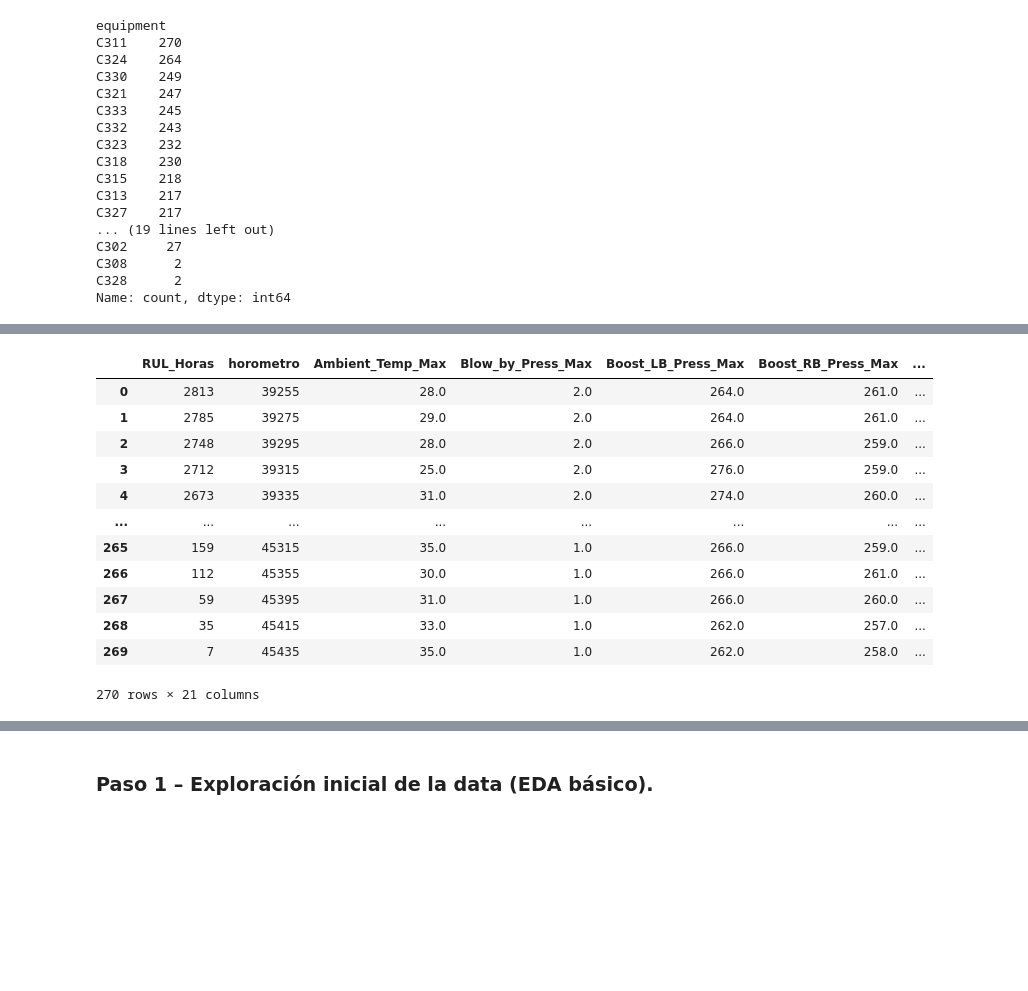
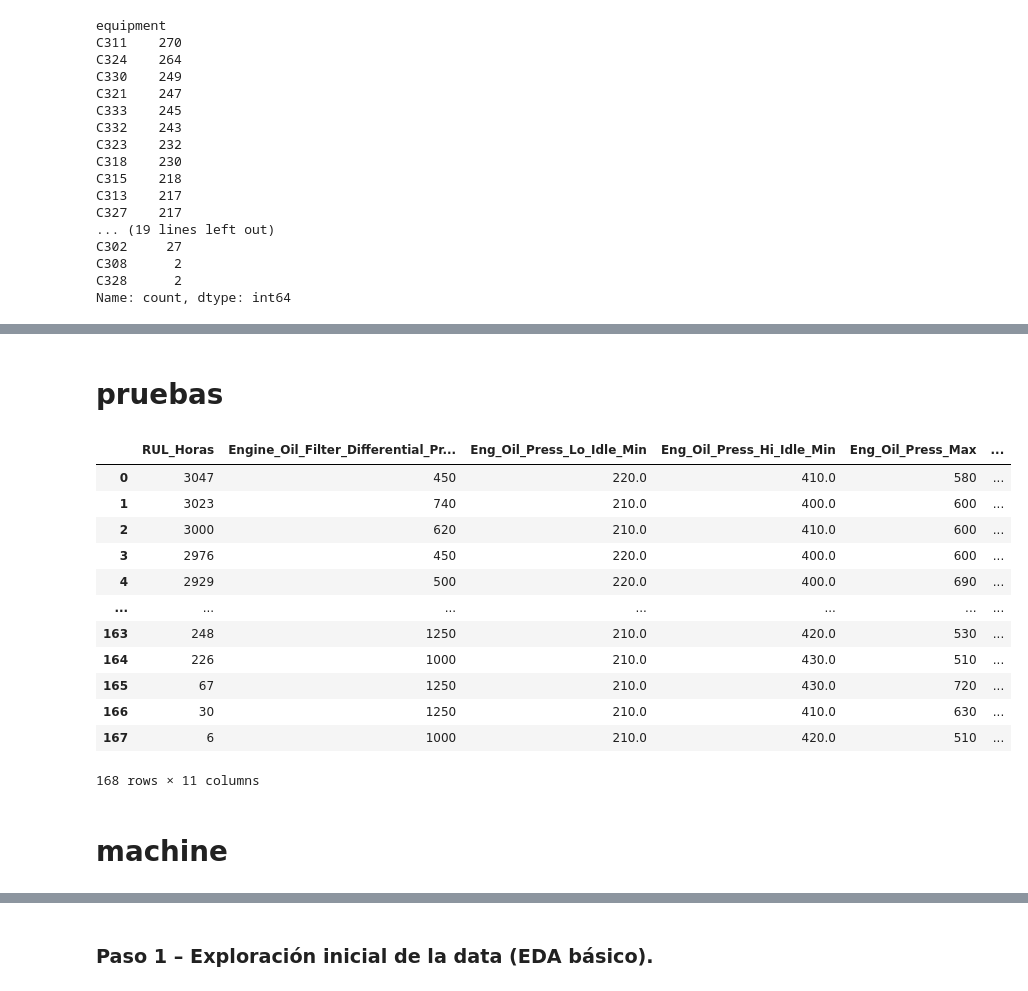
Before and after one commit to ETorresSacha/Prediccion-RULL, a Jupyter notebook: analisis_datos_reto.ipynb, the cells around one changed output, grey strips where cells are left out. Drawn from its saved outputs; the diff is of its cells as text; code cells hidden in the pictures; blank space fills up the shorter version.

```diff
--- a/analisis_datos_reto.ipynb
+++ b/analisis_datos_reto.ipynb
@@ -249,16 +112,31 @@ t = data_C311[['RUL_Horas','horometro','Blow_by_Press_Max','Boost_LB_Press_Max',
-# %%
-t.reset_index(drop=True)
-# %% [output]
-|  | RUL_Horas | horometro | Ambient_Temp_Max | Blow_by_Press_Max | Boost_LB_Press_Max | Boost_RB_Press_Max | ... |
-| 0 | 2813 | 39255 | 28.0 | 2.0 | 264.0 | 261.0 | ... |
-| 1 | 2785 | 39275 | 29.0 | 2.0 | 264.0 | 261.0 | ... |
-| 2 | 2748 | 39295 | 28.0 | 2.0 | 266.0 | 259.0 | ... |
-| 3 | 2712 | 39315 | 25.0 | 2.0 | 276.0 | 259.0 | ... |
-| 4 | 2673 | 39335 | 31.0 | 2.0 | 274.0 | 260.0 | ... |
-| ... | ... | ... | ... | ... | ... | ... | ... |
-| 265 | 159 | 45315 | 35.0 | 1.0 | 266.0 | 259.0 | ... |
-| 266 | 112 | 45355 | 30.0 | 1.0 | 266.0 | 261.0 | ... |
-| 267 | 59 | 45395 | 31.0 | 1.0 | 266.0 | 260.0 | ... |
-| 268 | 35 | 45415 | 33.0 | 1.0 | 262.0 | 257.0 | ... |
-| 269 | 7 | 45435 | 35.0 | 1.0 | 262.0 | 258.0 | ... |
-270 rows × 21 columns
+# %% [markdown]
+# pruebas
+# %%
+# Seleccionamos el tipo de equipo
+data_C314 = data[data['equipment'] == 'C314']
+# SERÁ ELIMNADO, SOLO ES PARA HACER LA PRUEBAS
+t=data_C314.copy()
+
+t = t.iloc[:,3:]
+# Reemplazar todos los NaN por 0
+t = t.fillna(0)
+t = t[['RUL_Horas','Engine_Oil_Filter_Differential_Pressure','Eng_Oil_Press_Lo_Idle_Min','Eng_Oil_Press_Hi_Idle_Min',
+               'Eng_Oil_Press_Max','Eng_Oil_Temp_Max','Engine_Coolant_Temp_Max',
+               'Motor_A_Power_Max','Motor_B_Power_Max','DC_Power_Max','Ciclo']]
+t.reset_index(drop=True)
+# %% [output]
+|  | RUL_Horas | Engine_Oil_Filter_Differential_Pr... | Eng_Oil_Press_Lo_Idle_Min | Eng_Oil_Press_Hi_Idle_Min | Eng_Oil_Press_Max | ... |
+| 0 | 3047 | 450 | 220.0 | 410.0 | 580 | ... |
+| 1 | 3023 | 740 | 210.0 | 400.0 | 600 | ... |
+| 2 | 3000 | 620 | 210.0 | 410.0 | 600 | ... |
+| 3 | 2976 | 450 | 220.0 | 400.0 | 600 | ... |
+| 4 | 2929 | 500 | 220.0 | 400.0 | 690 | ... |
+| ... | ... | ... | ... | ... | ... | ... |
+| 163 | 248 | 1250 | 210.0 | 420.0 | 530 | ... |
+| 164 | 226 | 1000 | 210.0 | 430.0 | 510 | ... |
+| 165 | 67 | 1250 | 210.0 | 430.0 | 720 | ... |
+| 166 | 30 | 1250 | 210.0 | 410.0 | 630 | ... |
+| 167 | 6 | 1000 | 210.0 | 420.0 | 510 | ... |
+168 rows × 11 columns
+# %% [markdown]
+# machine
```
Also changed, not shown: parts of 14 cells of this notebook.
